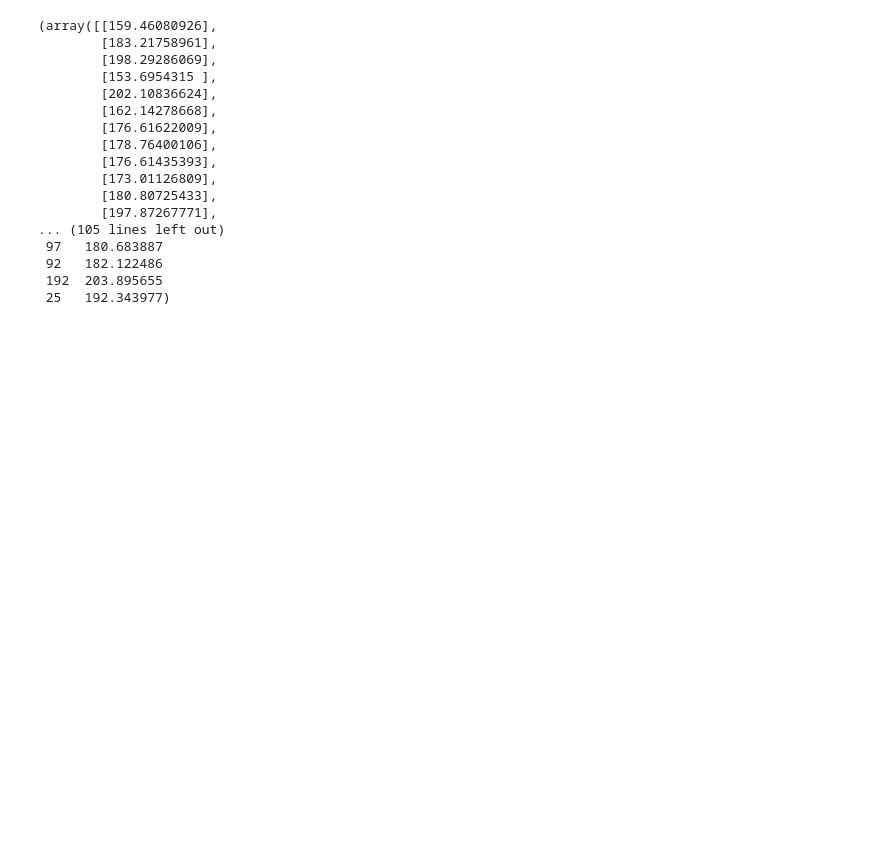
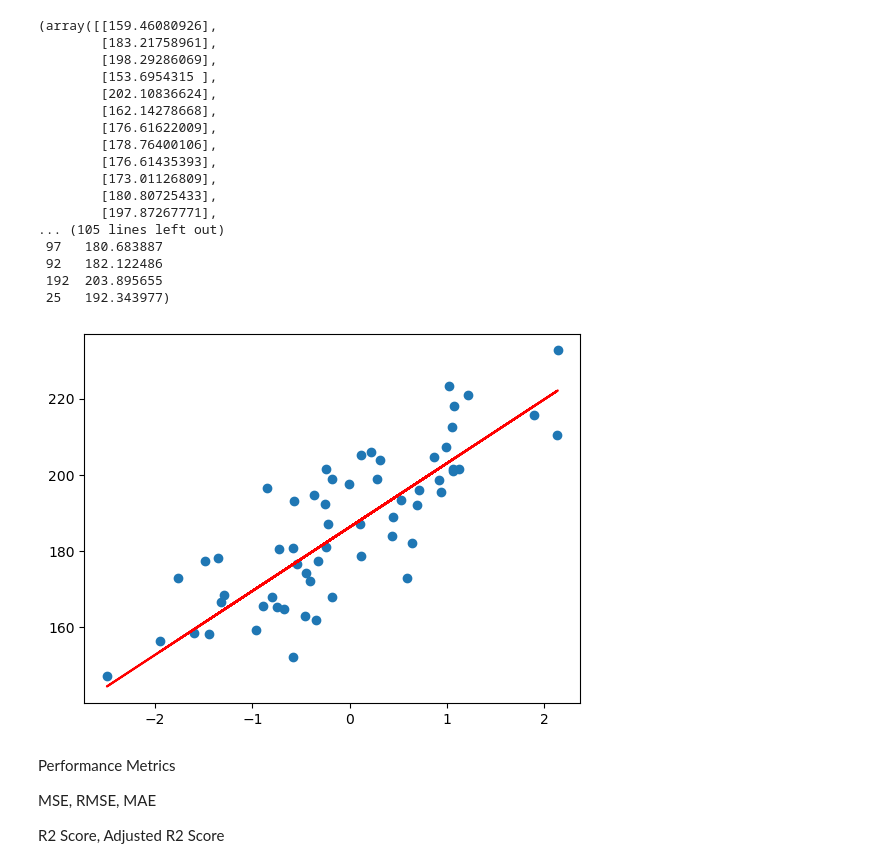
Before and after one commit to cyrolux123/Machine-Learning-Detailed, a Jupyter notebook: Regression Project/weight-height.ipynb, the cells around one changed output. Drawn from its saved outputs; the diff is of its cells as text; code cells hidden in the pictures; blank space fills up the shorter version.

```diff
--- a/Regression Project/weight-height.ipynb
+++ b/Regression Project/weight-height.ipynb
@@ -115,3 +115,15 @@ y_pred_test, y_test
  92   182.122486
  192  203.895655
  25   192.343977)
+# %%
+plt.scatter(X_test, y_test)
+plt.plot(X_test, model.predict(X_test), 'r')
+plt.show()
+# %% [output]
+[figure, added]
+# %% [markdown]
+Performance Metrics
+
+ MSE, RMSE, MAE
+
+  R2 Score, Adjusted R2 Score
```
